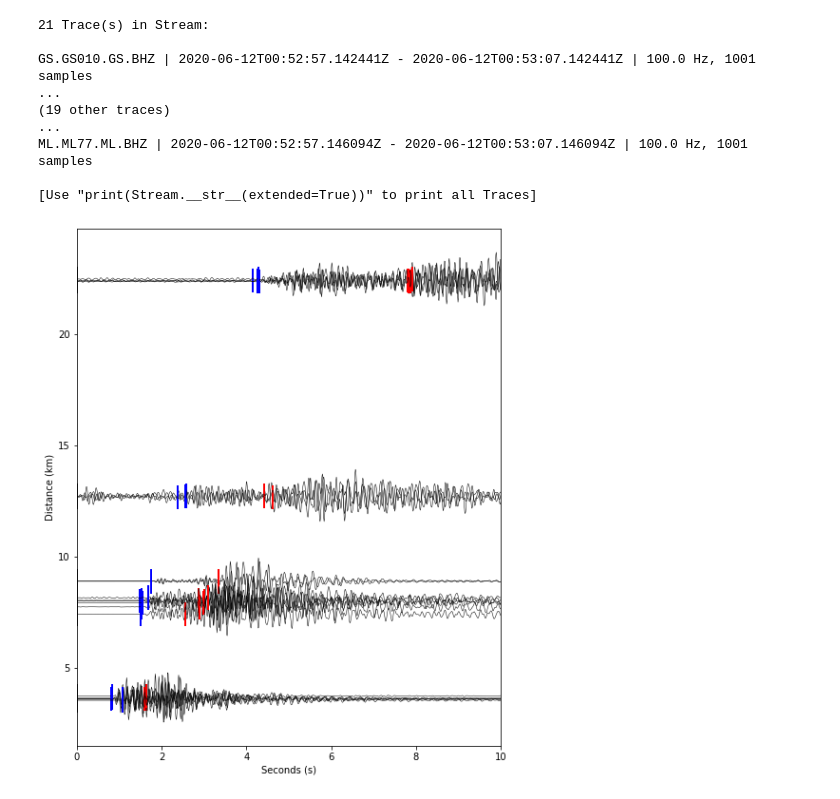
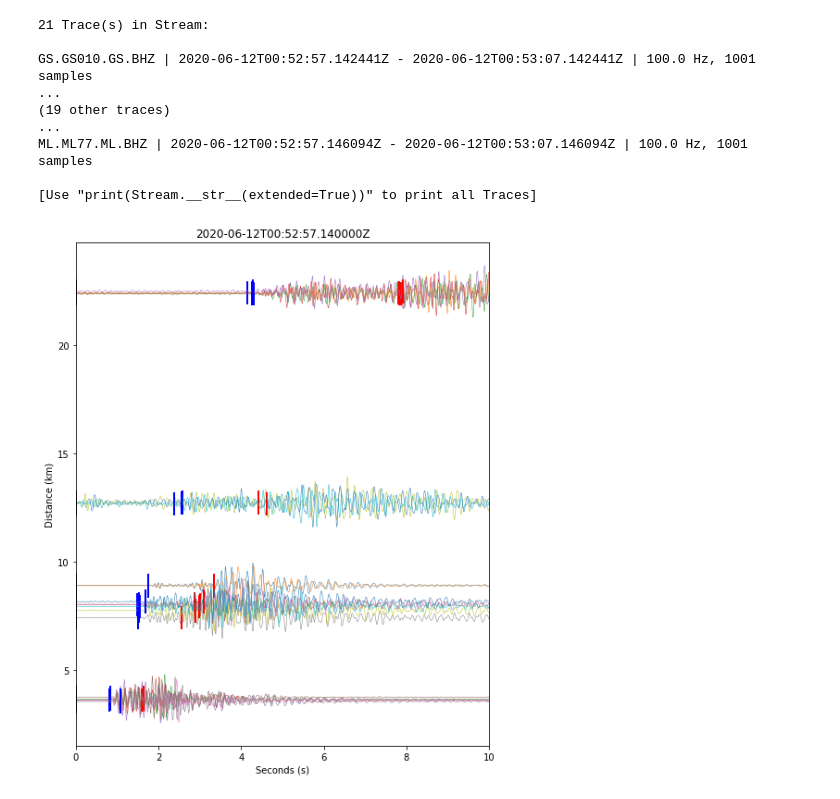
Before and after one commit to zijinping/CUHK_Seismology_Python, a Jupyter notebook: demo/waveform_plot/Waveform_Plot.ipynb, the cells around one changed output. Drawn from its saved outputs; the diff is of its cells as text; code cells hidden in the pictures.

```diff
--- a/demo/waveform_plot/Waveform_Plot.ipynb
+++ b/demo/waveform_plot/Waveform_Plot.ipynb
@@ -4,8 +5,12 @@ import matplotlib.pyplot as plt
 from utils.basic_utils import read_sac_ref_time,spherical_dist
 import numpy as np
 # %%
-st = read("wf/*34362*BHZ")
+st = read("wf/*34362*Z")
 st[0].plot()
+try:
+    e_mag = st[0].stats.sac.mag
+except:
+    e_mag = -9
 starttime=st[0].stats.starttime
 endtime =st[0].stats.endtime
 sac_ref_time = read_sac_ref_time(st[0]) #In UTCDateTime format
@@ -49,32 +54,36 @@ for tr in st:
     tr_o_value = tr.stats.sac.o
     event_time = tr_ref_time + tr_o_value
     try:
         dist = tr.stats.sac.dist
     except:
         evla = tr.stats.sac.evla
         evlo = tr.stats.sac.evlo
         stla = tr.stats.sac.stla
         stlo = tr.stats.sac.stlo
         dist = spherical_dist(evlo,evla,stlo,stla)*111
 
     starttime = tr.stats.starttime
     x_start = starttime - min_time
     disp_data = tr.data*2/(max(tr.data) - min(tr.data)) #Normalize the waveform and display
-    plt.plot(np.arange(0,len(tr.data))/sampling_rate+x_start,disp_data+dist,color = 'k',linewidth = 0.5)
+    plt.plot(np.arange(0,len(tr.data))/sampling_rate+x_start,disp_data+dist,linewidth = 0.5)
     plt.plot([event_time-min_time,event_time - min_time],[dist-0.5,dist+0.5],color='k',linewidth = 2)
     #plot P phase
     try:
         a = tr.stats.sac.a
         rela_a = tr_ref_time + a - min_time
         plt.plot([rela_a,rela_a],[dist-0.5,dist+0.5],color='b',linewidth = 2)
     except:
         pass
     try:
         t0 = tr.stats.sac.t0
         rela_t0 = tr_ref_time + t0 - min_time
         plt.plot([rela_t0,rela_t0],[dist-0.5,dist+0.5],color='r',linewidth = 2)
     except:
         pass
+    if e_mag>-9:
+        plt.title(str(tr_ref_time)+f"_M{e_mag}")
+    else:
+        plt.title(str(tr_ref_time))
     plt.savefig("34362.png",format="png")
 # %% [output]
-[figure, old version]
+[figure, new version]
```
Also changed, not shown: parts of 1 cell of this notebook, 5 other files.
